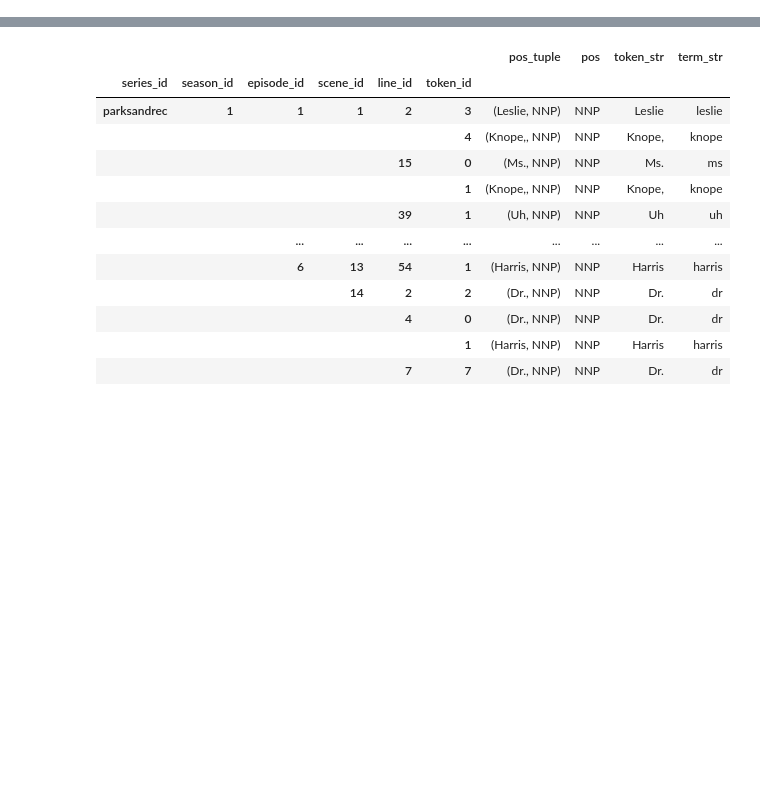
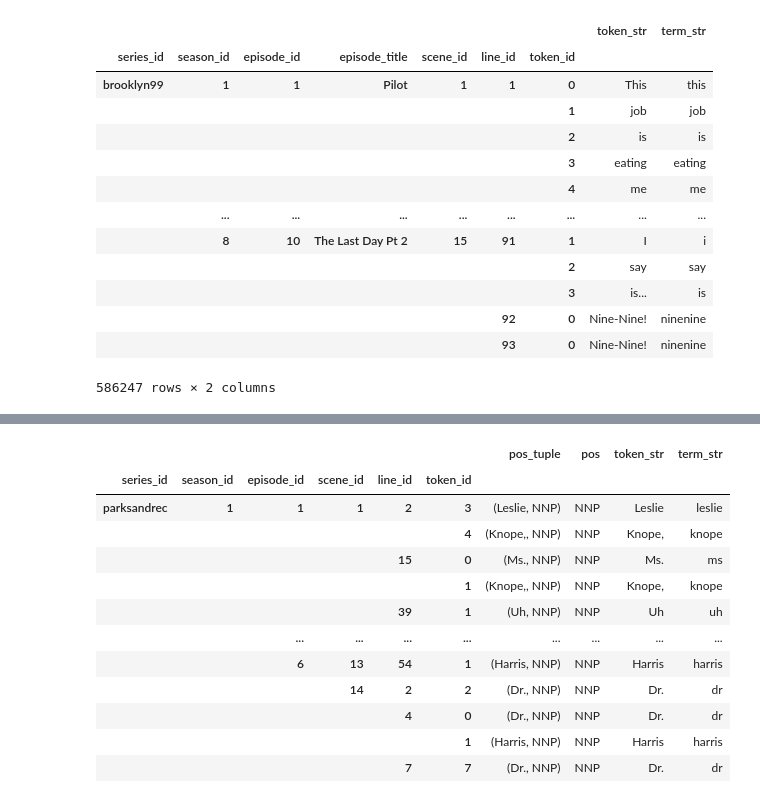
Before and after one commit to erictria/sitcom-text-analysis, a Jupyter notebook: extract_data.ipynb, the cells around one changed output, grey strips where cells are left out. Saved outputs shown, nothing was run; the diff lists cells and outputs as text; code cells hidden in the pictures; blank space fills up the shorter version.

```diff
--- a/extract_data.ipynb
+++ b/extract_data.ipynb
@@ -81,0 +86,11 @@ pnr_vocab.to_csv('PNR-VOCAB.csv')
+# %%
+b99_series_url = 'https://subslikescript.com/series/Brooklyn_Nine-Nine-2467372'
+b99_series_id = 'brooklyn99'
+# %%
+b99_scraper = ScriptScraper(
+    series_url = b99_series_url,
+    series_id = b99_series_id,
+    user_agent = user_agent,
+    acts = acts,
+    scenes = scenes
+)
@@ -81,0 +116,19 @@ pnr_vocab.to_csv('PNR-VOCAB.csv')
+# %%
+b99_tokens = b99_scraper.generate_tokens()
+# %%
+b99_tokens
+# %% [output]
+|  |  |  |  |  |  |  | token_str | term_str |
+| series_id | season_id | episode_id | episode_title | scene_id | line_id | token_id |  |  |
+| brooklyn99 | 1 | 1 | Pilot | 1 | 1 | 0 | This | this |
+|  |  |  |  |  |  | 1 | job | job |
+|  |  |  |  |  |  | 2 | is | is |
+|  |  |  |  |  |  | 3 | eating | eating |
+|  |  |  |  |  |  | 4 | me | me |
+|  | ... | ... | ... | ... | ... | ... | ... | ... |
+|  | 8 | 10 | The Last Day Pt 2 | 15 | 91 | 1 | I | i |
+|  |  |  |  |  |  | 2 | say | say |
+|  |  |  |  |  |  | 3 | is... | is |
+|  |  |  |  |  | 92 | 0 | Nine-Nine! | ninenine |
+|  |  |  |  |  | 93 | 0 | Nine-Nine! | ninenine |
+586247 rows × 2 columns
```
Also changed, not shown: parts of 32 cells of this notebook, 1 other file.
